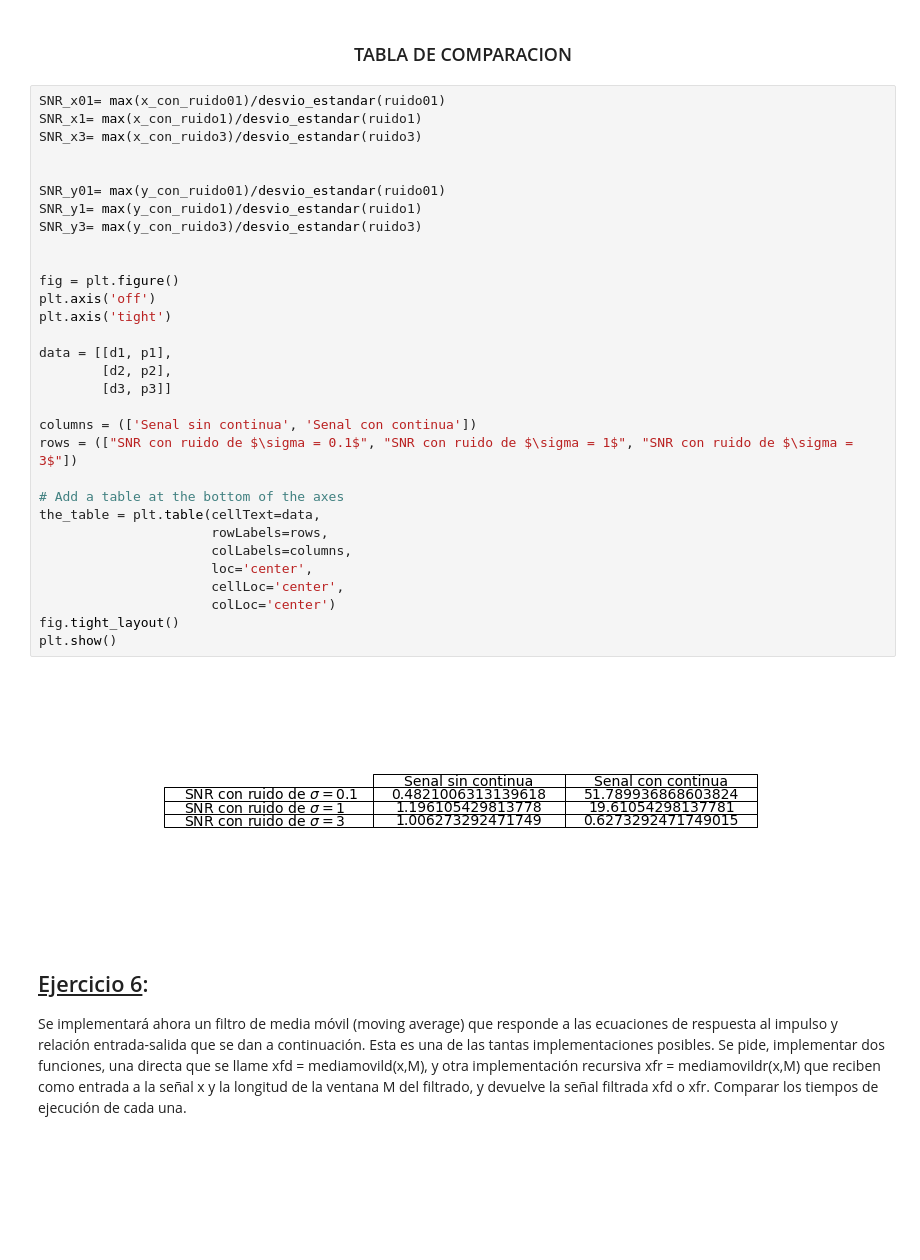
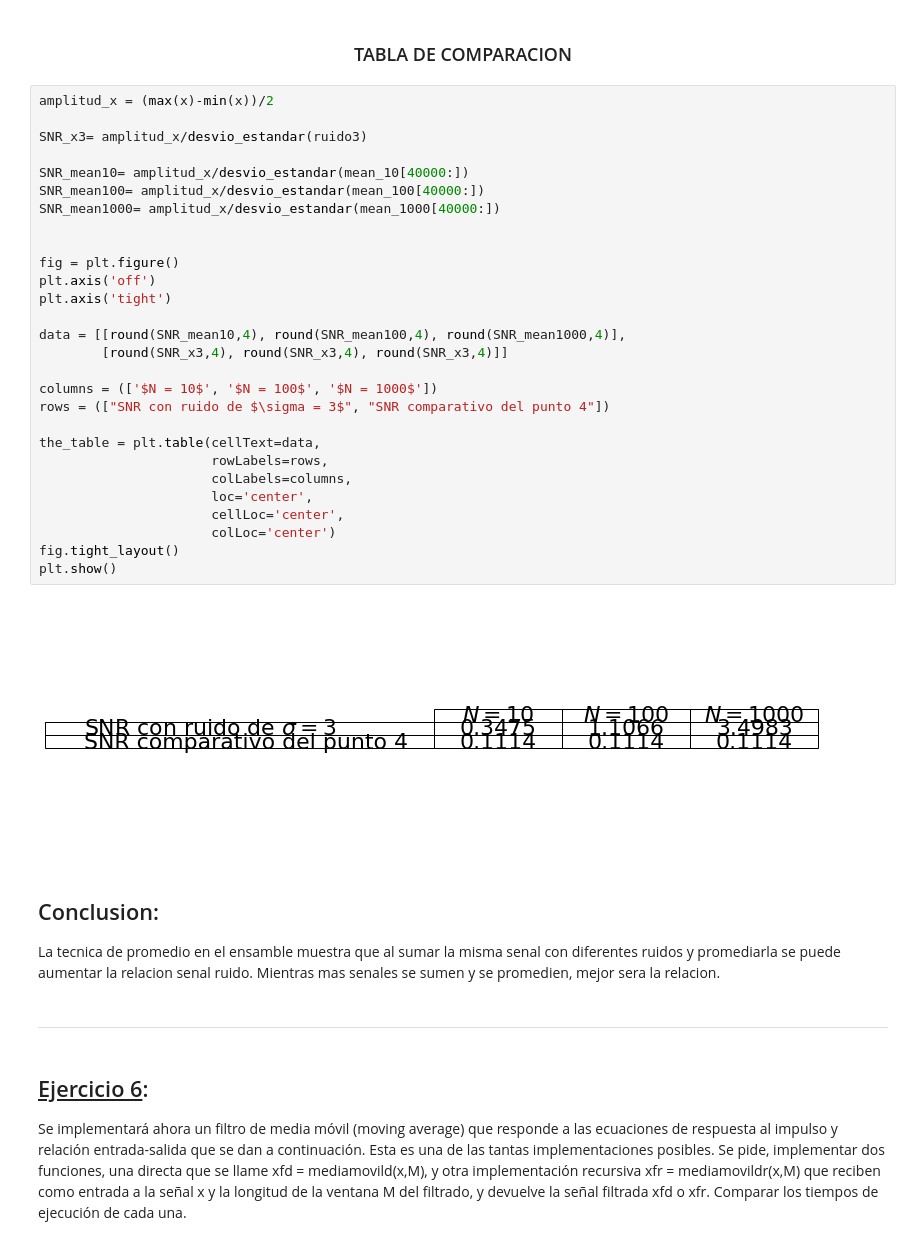
Before and after one commit to reborafs/dsp-untref, a Jupyter notebook: notebook/TP1.ipynb, the cells around one changed output. Saved outputs shown, nothing was run; the diff lists cells and outputs as text; blank space fills up the shorter version.

```diff
--- a/notebook/TP1.ipynb
+++ b/notebook/TP1.ipynb
@@ -390,38 +406,40 @@ for ax in axs.flat:
 # %% [markdown]
 ### <center>TABLA DE COMPARACION</center>
 # %%
-SNR_x01= max(x_con_ruido01)/desvio_estandar(ruido01)
-SNR_x1= max(x_con_ruido1)/desvio_estandar(ruido1)
-SNR_x3= max(x_con_ruido3)/desvio_estandar(ruido3)
+amplitud_x = (max(x)-min(x))/2
 
+SNR_x3= amplitud_x/desvio_estandar(ruido3)
 
-SNR_y01= max(y_con_ruido01)/desvio_estandar(ruido01)
-SNR_y1= max(y_con_ruido1)/desvio_estandar(ruido1)
-SNR_y3= max(y_con_ruido3)/desvio_estandar(ruido3)
+SNR_mean10= amplitud_x/desvio_estandar(mean_10[40000:])
+SNR_mean100= amplitud_x/desvio_estandar(mean_100[40000:])
+SNR_mean1000= amplitud_x/desvio_estandar(mean_1000[40000:])
 
 
 fig = plt.figure()
 plt.axis('off')
 plt.axis('tight')
 
-data = [[d1, p1],
-        [d2, p2],
-        [d3, p3]]
+data = [[round(SNR_mean10,4), round(SNR_mean100,4), round(SNR_mean1000,4)],
+        [round(SNR_x3,4), round(SNR_x3,4), round(SNR_x3,4)]]
 
-columns = (['Senal sin continua', 'Senal con continua'])
-rows = (["SNR con ruido de $\sigma = 0.1$", "SNR con ruido de $\sigma = 1$", "SNR con ruido de $\sigma = 3$"])
+columns = (['$N = 10$', '$N = 100$', '$N = 1000$'])
+rows = (["SNR con ruido de $\sigma = 3$", "SNR comparativo del punto 4"])
 
-# Add a table at the bottom of the axes
 the_table = plt.table(cellText=data,
                       rowLabels=rows,
                       colLabels=columns,
                       loc='center',
                       cellLoc='center',
                       colLoc='center')
 fig.tight_layout()
 plt.show()
 # %% [output]
-[figure, old version]
+[figure, new version]
+# %% [markdown]
+## Conclusion:
+La tecnica de promedio en el ensamble muestra que al sumar la misma senal con diferentes ruidos y promediarla se puede aumentar la relacion senal ruido. Mientras mas senales se sumen y se promedien, mejor sera la relacion.
+# %% [markdown]
+---
 # %% [markdown]
 ## <u>Ejercicio 6</u>:
 Se implementará ahora un filtro de media móvil (moving average) que responde a las ecuaciones de respuesta al impulso y relación entrada-salida que se dan a continuación. Esta es una de las tantas implementaciones posibles. Se pide, implementar dos funciones, una directa que se llame xfd = mediamovild(x,M), y otra implementación recursiva xfr = mediamovildr(x,M) que reciben como entrada a la señal x y la longitud de la ventana M del filtrado, y devuelve la señal filtrada xfd o xfr. Comparar los tiempos de ejecución de cada una. <br><br>
```
Also changed, not shown: parts of 14 cells of this notebook.
